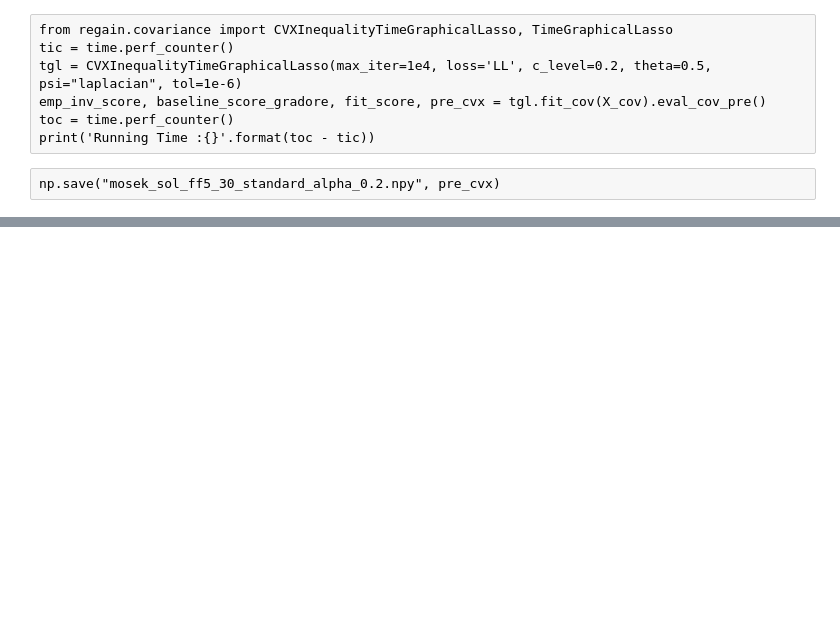
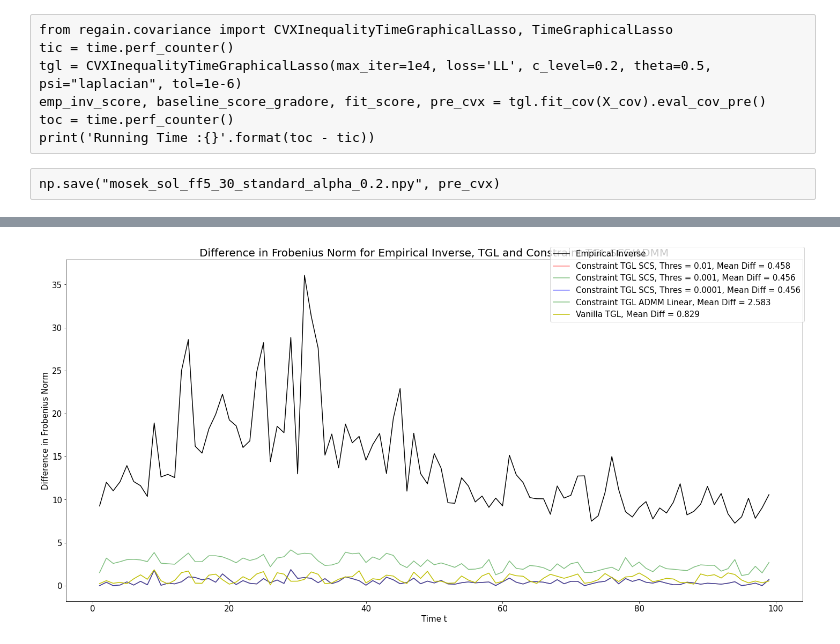
Before and after one commit to atechnicolorskye/post_sum, a Jupyter notebook: regain/equality_constraint_cvxpy_ff5_ip30.ipynb, the cells around one changed output, grey strips where cells are left out. Saved outputs shown, nothing was run; the diff lists cells and outputs as text; code cells hidden in the pictures; blank space fills up the shorter version.

```diff
--- a/regain/equality_constraint_cvxpy_ff5_ip30.ipynb
+++ b/regain/equality_constraint_cvxpy_ff5_ip30.ipynb
@@ -298,36 +301,38 @@ colors = "rgb"
 color_index = 0
 
 diff_emp = [norm(tgl.emp_inv[t] - tgl.emp_inv[t-1], 'fro') for t in range(1, X_cov.shape[-1])]
 ax.plot(range(1, X_cov.shape[-1]), np.array(diff_emp), alpha=1, color='k', label=r'Empirical Inverse')
 # for i in [min_pre_tp]:
 for i in [1e-2, 1e-3, 1e-4]:
     diff = [norm(pre[i][t] - pre[i][t-1], 'fro') for t in range(1, X_cov.shape[-1])]
     mean_diff = np.mean(diff)
 #     ax.plot(range(1, X_cov.shape[-1]), diff, color='r', alpha=0.5,
     ax.plot(range(1, X_cov.shape[-1]), diff, color=colors[color_index], alpha=0.5,
             label=r'Constraint TGL SCS, Thres = {}, Mean Diff = {:.3f}'.format(i, mean_diff))
     color_index += 1
 # # for i in [2.]:
 # #     diff_cvx = [norm(res[i][3][t] - res[i][3][t-1], 'fro') for t in range(1, X_cov.shape[-1])]
 # #     ax.plot(range(1, X_cov.shape[-1]), diff_cvx, color='g', alpha=0.5,
 # #             label=r'Constraint TGL ADMM CVX, Div = {}, Mean Diff = {:.3f}'.format(i, np.mean(diff_cvx)))
-diff_grad = [norm(pre_grad[t] - pre_grad[t-1], 'fro') for t in range(1, X_cov.shape[-1])]
-ax.plot(range(1, X_cov.shape[-1]), diff_grad, color='m', alpha=0.5,
-        label=r'Constraint TGL ADMM Gradient, Mean Diff = {:.3f}'.format(np.mean(diff_grad)))
-# diff_grad = [norm(pre_tp[t] - pre_tp[t-1], 'fro') for t in range(1, X_cov.shape[-1])]
-# ax.plot(range(1, X_cov.shape[-1]), diff_grad, color='g', alpha=0.5,
-#         label=r'Constraint TGL ADMM Linear, Mean Diff = {:.3f}'.format(np.mean(diff_grad)))
+# diff_grad = [norm(pre_grad[t] - pre_grad[t-1], 'fro') for t in range(1, X_cov.shape[-1])]
+# ax.plot(range(1, X_cov.shape[-1]), diff_grad, color='m', alpha=0.5,
+#         label=r'Constraint TGL ADMM Gradient, Mean Diff = {:.3f}'.format(np.mean(diff_grad)))
+diff_grad = [norm(pre_tp[t] - pre_tp[t-1], 'fro') for t in range(1, X_cov.shape[-1])]
+ax.plot(range(1, X_cov.shape[-1]), diff_grad, color='g', alpha=0.5,
+        label=r'Constraint TGL ADMM Linear, Mean Diff = {:.3f}'.format(np.mean(diff_grad)))
 diff_fit_ = [norm(pre_[t] - pre_[t-1], 'fro') for t in range(1, X_cov.shape[-1])]
 ax.plot(range(1, X_cov.shape[-1]), np.array(diff_fit_), color='y', alpha=1,
         label=r'Vanilla TGL, Mean Diff = {:.3f}'.format(np.mean(diff_fit_)))
 
 
 fig.legend(fontsize=15)
 ax.set_ylabel('Difference in Frobenius Norm', fontsize=15)
 ax.tick_params(axis='both', which='major', labelsize=15)
 ax.set_xlabel('Time t', fontsize=15)
 ax.set_title(r'Difference in Frobenius Norm for Empirical Inverse, TGL and Constraint TGL SCS/ADMM', fontsize=20)
 # ax.set_title(r'Difference in Frobenius Norm for Empirical Inverse, TGL and Constraint TGL SCS', fontsize=20)
 plt.tight_layout()
 # plt.savefig('diff_fro_{}_{}_admm_taylor.pdf'.format(dim_X, dim_fac))
 # plt.savefig('diff_fro_{}_{}_scs.pdf'.format(dim_X, dim_fac))
+# %% [output]
+[figure, added]
```
Also changed, not shown: parts of 5 cells of this notebook, 1 other file.
